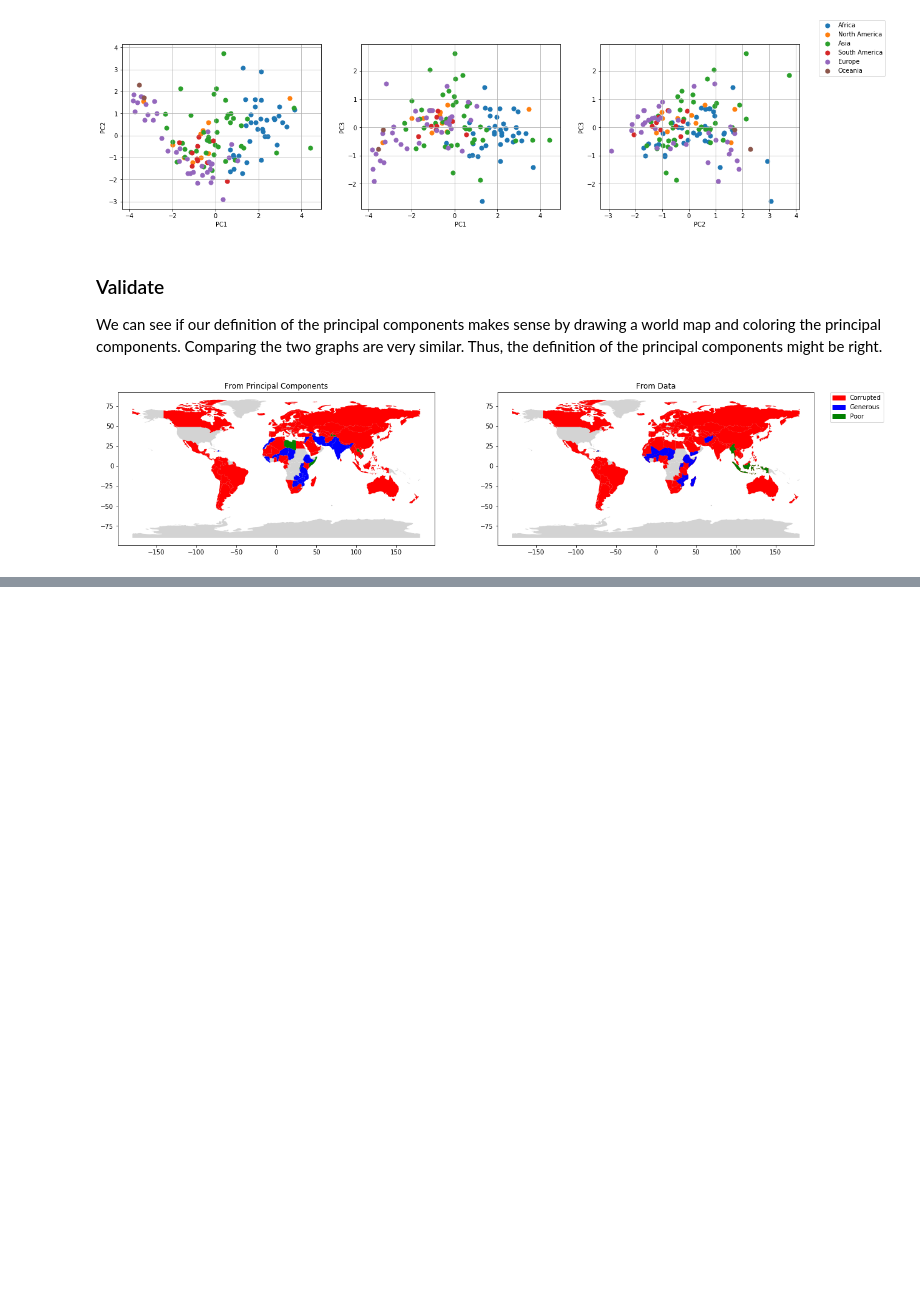
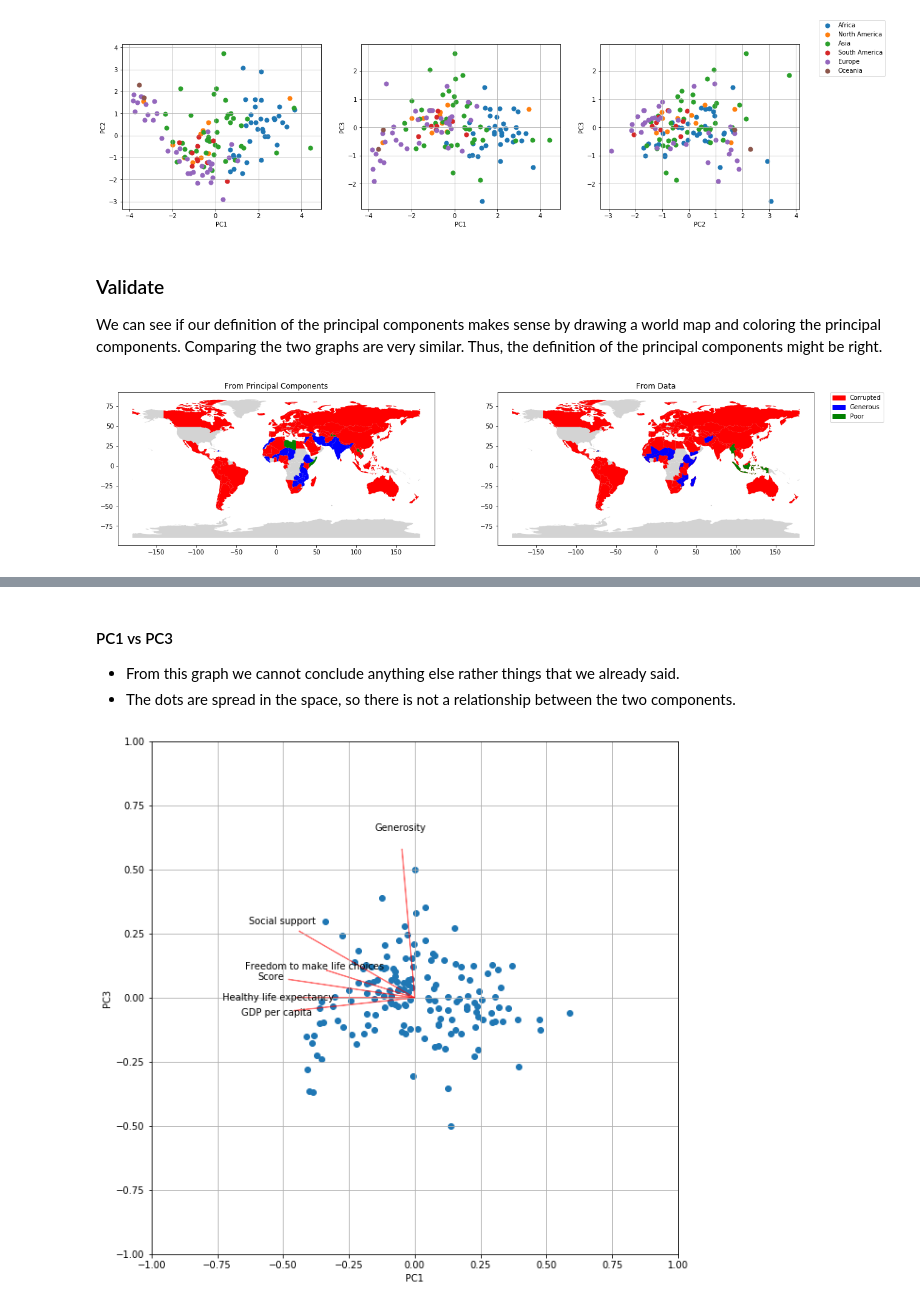
Before and after one commit to rootstrap/ml-training, a Jupyter notebook: dimension_reduction.ipynb, the cells around one changed output, grey strips where cells are left out. Saved outputs shown, nothing was run; the diff lists cells and outputs as text; code cells hidden in the pictures; blank space fills up the shorter version.

```diff
--- a/dimension_reduction.ipynb
+++ b/dimension_reduction.ipynb
@@ -228,0 +278,8 @@ array([0.85907242, 0.12395281, 0.07116752, 0.04646862, 0.01843313,
+# %% [markdown]
+#### PC1 vs PC3
+- From this graph we cannot conclude anything else rather things that we already said.
+- The dots are spread in the space, so there is not a relationship between the two components.
+# %%
+biplot(scores,pcs.components_,1,3,(10,10),labels=features.columns)
+# %% [output]
+[figure, added]
```
Also changed, not shown: parts of 14 cells of this notebook, 14 other files.
